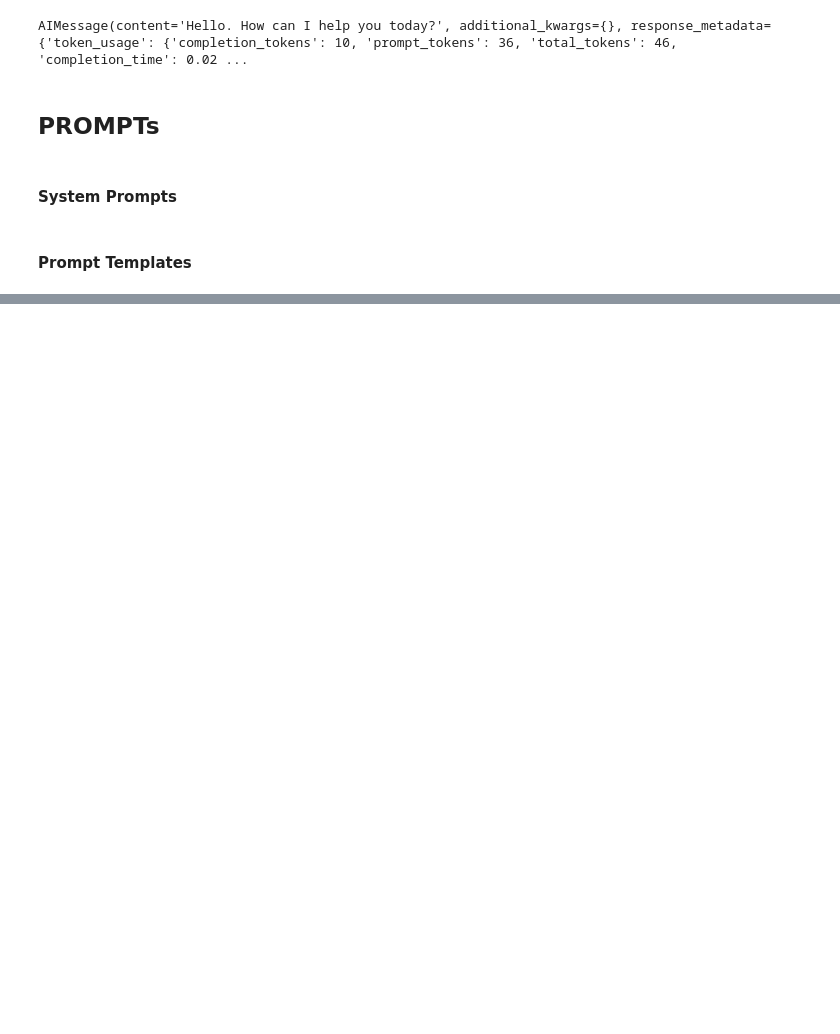
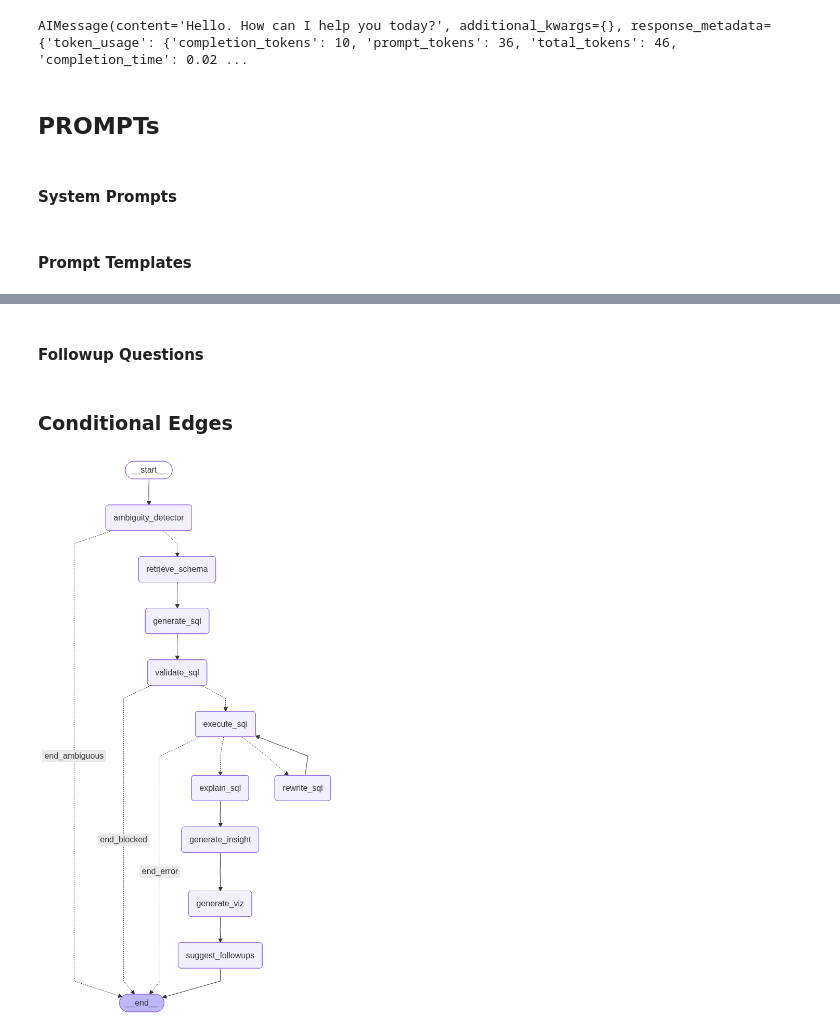
Before and after one commit to PrashantAghara/data-sense, a Jupyter notebook: agent-service/notebooks/graph_test.ipynb, the cells around one changed output, grey strips where cells are left out. Drawn from its saved outputs; the diff is of its cells as text; code cells hidden in the pictures; blank space fills up the shorter version.

Commit message:
Agent Service Implementation notebook

```diff
--- a/agent-service/notebooks/graph_test.ipynb
+++ b/agent-service/notebooks/graph_test.ipynb
@@ -198,0 +391,5 @@ FOLLOWUP_PROMPT = ChatPromptTemplate.from_messages([
+# %%
+def retrieve_schema(state: AgentState) -> AgentState:
+    context = retrieve_relevant_schema(state["question"])
+    print(f"[RAG] Retrieved {len(context)} chars")
+    return {**state, "schema_context": context}
@@ -198,0 +488,16 @@ FOLLOWUP_PROMPT = ChatPromptTemplate.from_messages([
+# %%
+def generate_insight(state: AgentState) -> AgentState:
+    if not state.get("sql_result"):
+        return {**state, "insight": "No results to analyse."}
+    insight_text = (
+        (INSIGHT_WRITER_PROMPT | llm)
+        .invoke(
+            {
+                "question": state["question"],
+                "sql_results": str(state["sql_result"][:20]),
+            }
+        )
+        .content.strip()
+    )
+    print(f"[Insight] {insight_text}")
+    return {**state, "insight": insight_text}
@@ -198,0 +528,2 @@ FOLLOWUP_PROMPT = ChatPromptTemplate.from_messages([
+# %% [markdown]
+#### Followup Questions
@@ -198,0 +552,22 @@ FOLLOWUP_PROMPT = ChatPromptTemplate.from_messages([
+# %% [markdown]
+### Conditional Edges
+# %%
+from langgraph.graph import StateGraph, END
+
+MAX_RETRIES = 3
+
+
+def route_ambiguity(state: AgentState) -> str:
+    return "end_ambiguous" if state["is_ambiguous"] else "retrieve_schema"
+
+
+def route_validation(state: AgentState) -> str:
+    return "end_blocked" if not state["is_sql_safe"] else "execute_sql"
+
+
+def route_execution(state: AgentState) -> str:
+    if state.get("sql_error"):
+        if state.get("error_count", 0) < MAX_RETRIES:
+            return "rewrite_sql"
+        return "end_error"
+    return "explain_sql"
@@ -198,0 +621,6 @@ FOLLOWUP_PROMPT = ChatPromptTemplate.from_messages([
+# %%
+from IPython.display import display, Image
+
+display(Image(agent.get_graph().draw_mermaid_png()))
+# %% [output]
+[figure, added]
```
Also changed, not shown: parts of 36 cells of this notebook.
